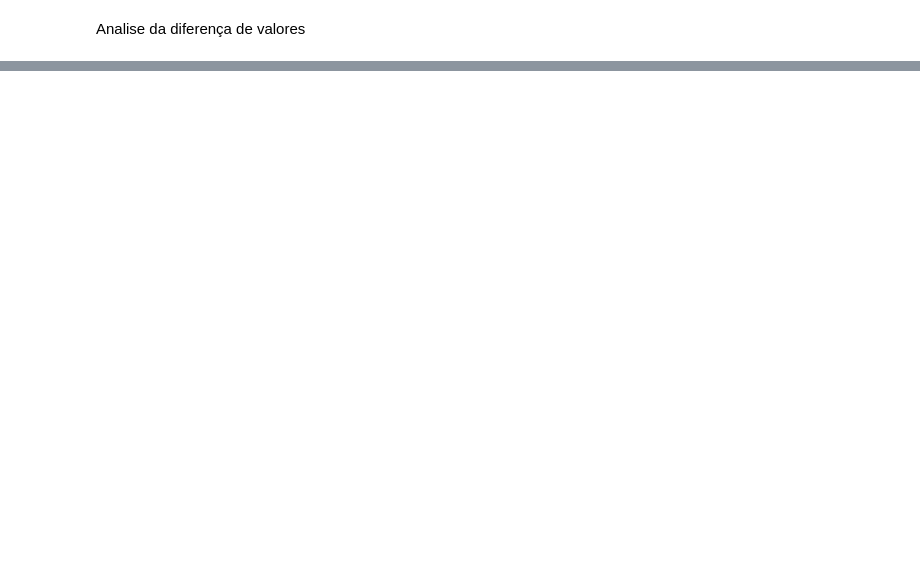
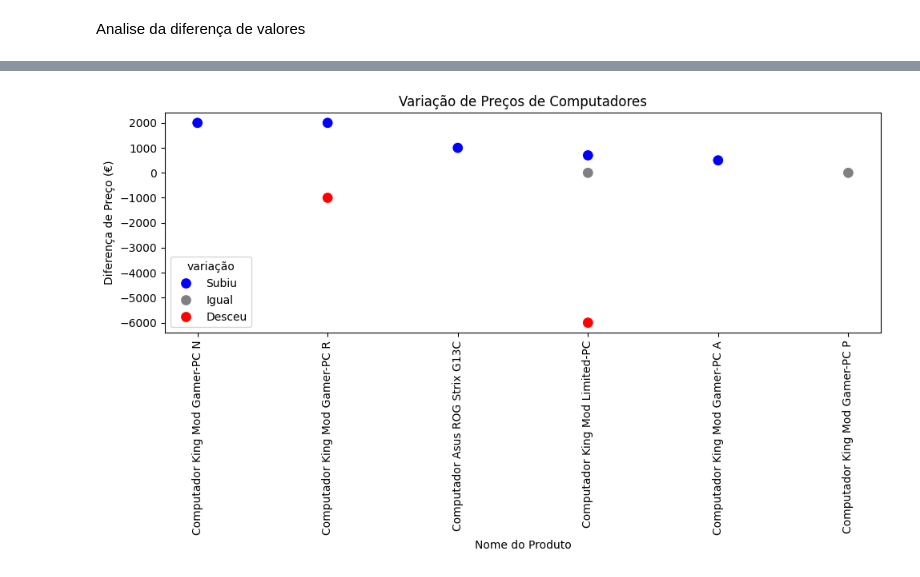
Before and after one commit to emanuelsoares97/pc-price-tracker, a Jupyter notebook: notebooks/analise.ipynb, the cells around one changed output, grey strips where cells are left out. Cells and saved outputs as stored; diff of their text form; code cells hidden in the pictures; blank space fills up the shorter version.

```diff
--- a/notebooks/analise.ipynb
+++ b/notebooks/analise.ipynb
@@ -148,0 +147,24 @@ display(df_diminuiram)
+# %%
+
+import matplotlib.pyplot as plt
+import seaborn as sns
+
+df_comparacaogeral["nome"] = df_comparacaogeral["nome"].str[:30]  # Limitar o nome dos produtos para melhor visualização
+
+# Gerar gráfico de dispersão
+plt.figure(figsize=(10, 6))
+
+# Gráfico de dispersão para a diferença de preços
+sns.scatterplot(x='nome', y='diferença', data=df_comparacaogeral, hue='variação', palette={"Subiu": "blue", "Desceu": "red", "Igual": "grey"}, s=100)
+
+# Configurações de gráfico
+plt.title('Variação de Preços de Computadores')
+plt.xlabel('Nome do Produto')
+plt.ylabel('Diferença de Preço (€)')
+plt.xticks(rotation=90)
+plt.tight_layout()
+
+# Exibir o gráfico
+plt.show()
+# %% [output]
+[figure, added]
```
Also changed, not shown: parts of 4 cells of this notebook.
